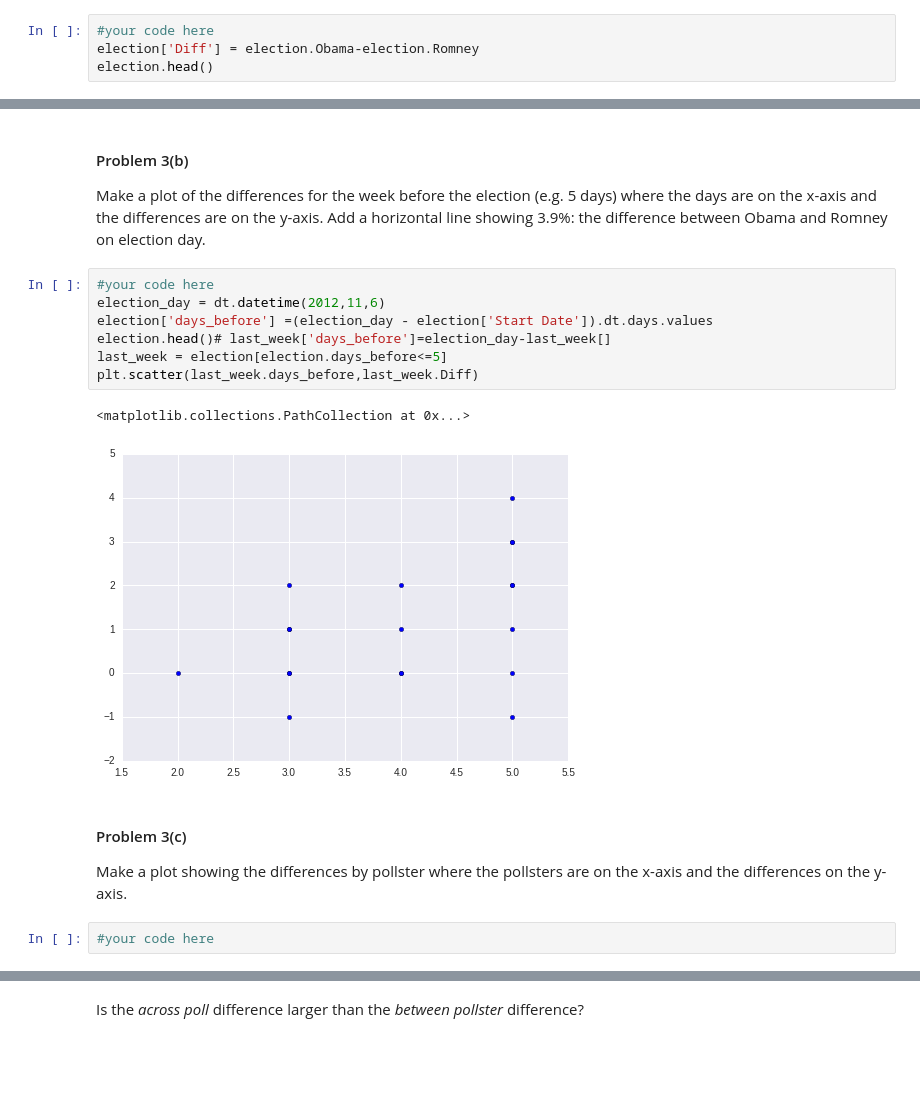
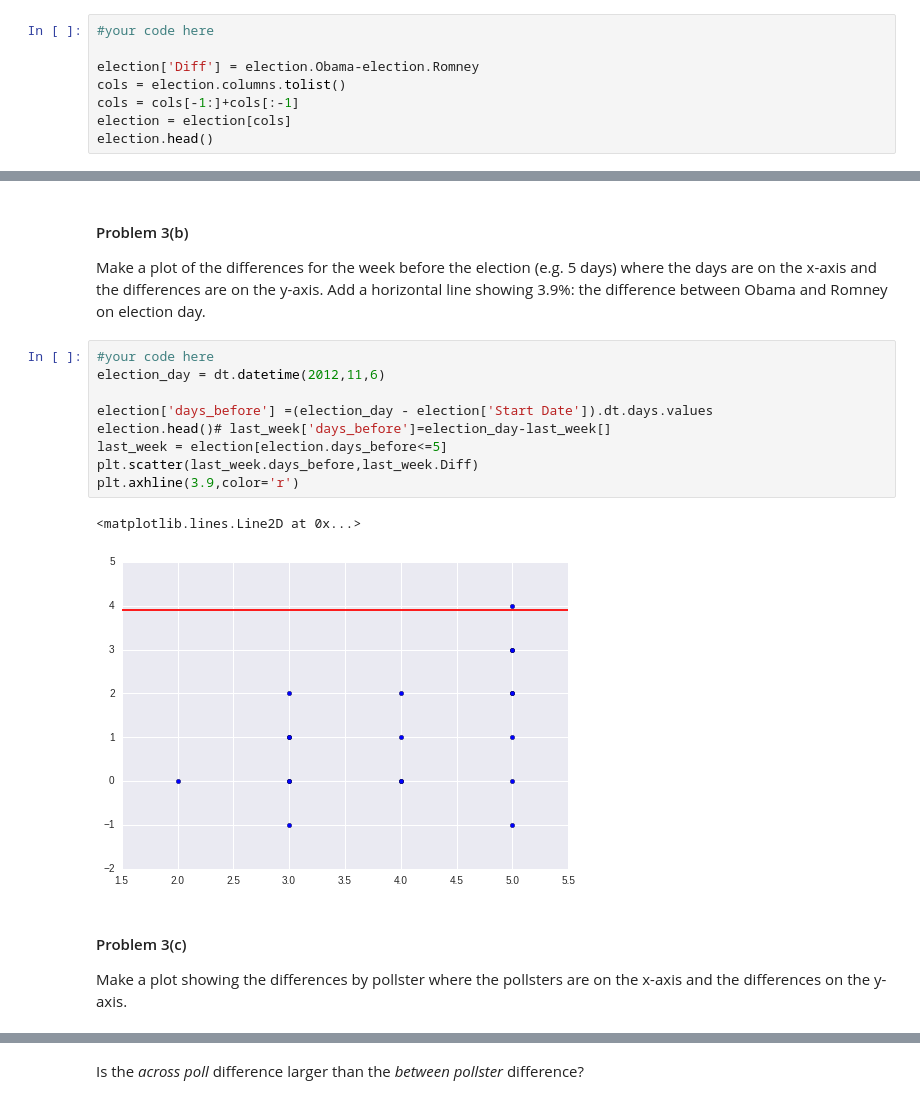
Before and after one commit to clementlefevre/CS109, a Jupyter notebook: 2014/homework_CL/HW2.ipynb, the cells around one changed output, grey strips where cells are left out. Drawn from its saved outputs; the diff is of its cells as text; blank space fills up the shorter version.

```diff
--- a/2014/homework_CL/HW2.ipynb
+++ b/2014/homework_CL/HW2.ipynb
@@ -496,6 +499,10 @@ Most undecided voters vote for one of the two candidates at the election. Theref
 Add a new column to the `election` DataFrame containg the difference between Obama and Romeny called `Diff`.
 # %%
 #your code here
+
 election['Diff'] = election.Obama-election.Romney
+cols = election.columns.tolist()
+cols = cols[-1:]+cols[:-1]
+election = election[cols]
 election.head()
 # %% [output]
@@ -512,16 +519,16 @@ Make a plot of the differences for the week before the election (e.g. 5 days) wh
 # %%
 #your code here
 election_day = dt.datetime(2012,11,6)
+
 election['days_before'] =(election_day - election['Start Date']).dt.days.values
 election.head()# last_week['days_before']=election_day-last_week[]
 last_week = election[election.days_before<=5]
 plt.scatter(last_week.days_before,last_week.Diff)
+plt.axhline(3.9,color='r')
 # %% [output]
-<matplotlib.collections.PathCollection at 0x...>
+<matplotlib.lines.Line2D at 0x...>
-[figure, old version]
+[figure, new version]
 # %% [markdown]
 #### Problem 3(c)
 
 Make a plot showing the differences by pollster where the pollsters are on the x-axis and the differences on the y-axis.
-# %%
-#your code here
```
Also changed, not shown: parts of 12 cells of this notebook.
